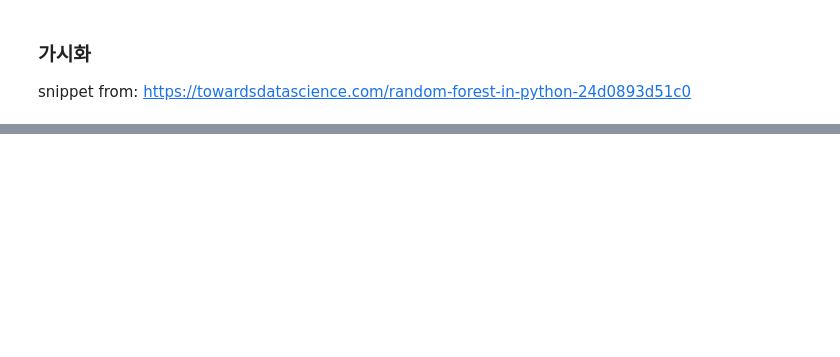
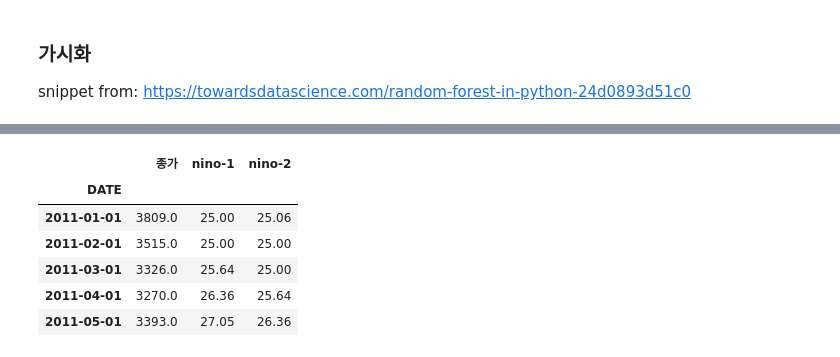
Before and after one commit to Soo-Im/PalmOil, a Jupyter notebook: ENSO-Palm_Prediction.ipynb, the cells around one changed output, grey strips where cells are left out. Saved outputs shown, nothing was run; the diff lists cells and outputs as text; code cells hidden in the pictures; blank space fills up the shorter version.

```diff
--- a/ENSO-Palm_Prediction.ipynb
+++ b/ENSO-Palm_Prediction.ipynb
@@ -288,0 +295,10 @@ predictions_data = pd.DataFrame(y_pred)
+# %%
+data.head()
+# %% [output]
+|  | 종가 | nino-1 | nino-2 |
+| DATE |  |  |  |
+| 2011-01-01 | 3809.0 | 25.00 | 25.06 |
+| 2011-02-01 | 3515.0 | 25.00 | 25.00 |
+| 2011-03-01 | 3326.0 | 25.64 | 25.00 |
+| 2011-04-01 | 3270.0 | 26.36 | 25.64 |
+| 2011-05-01 | 3393.0 | 27.05 | 26.36 |
```
Also changed, not shown: parts of 25 cells of this notebook.
